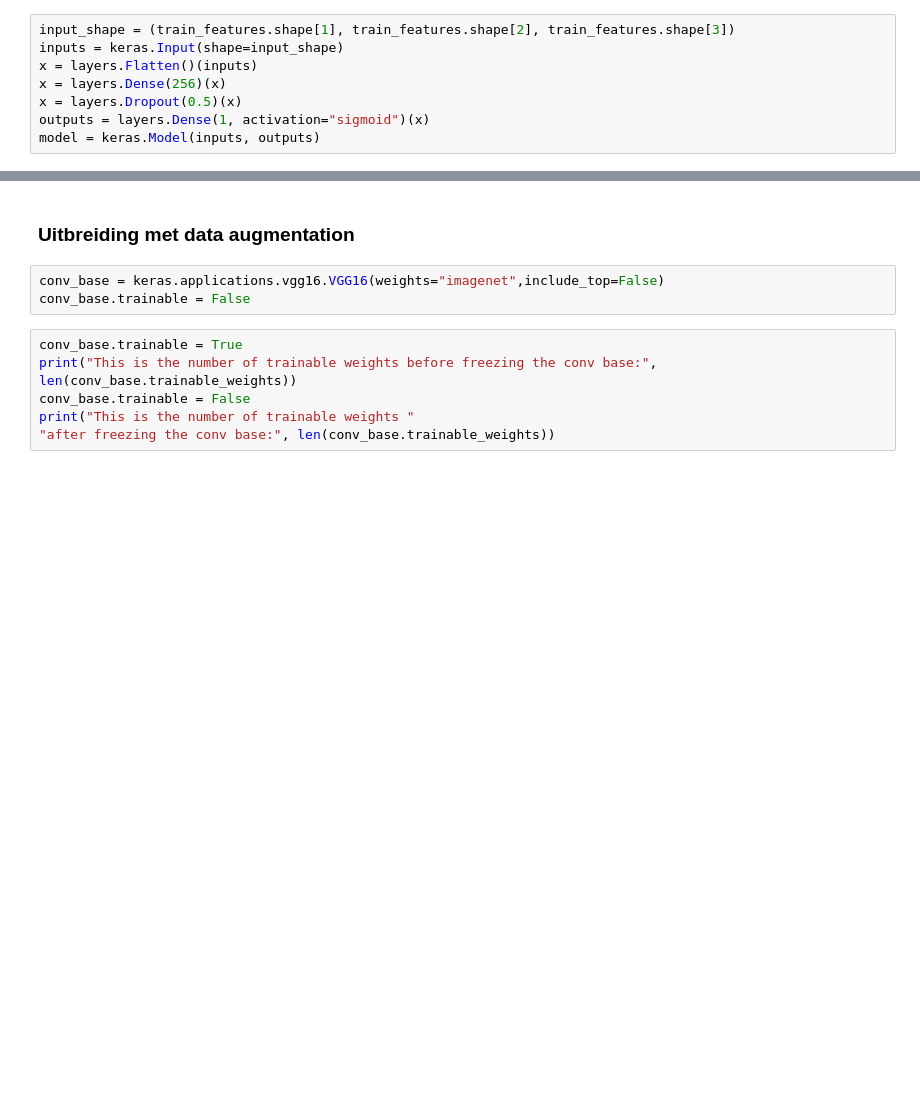
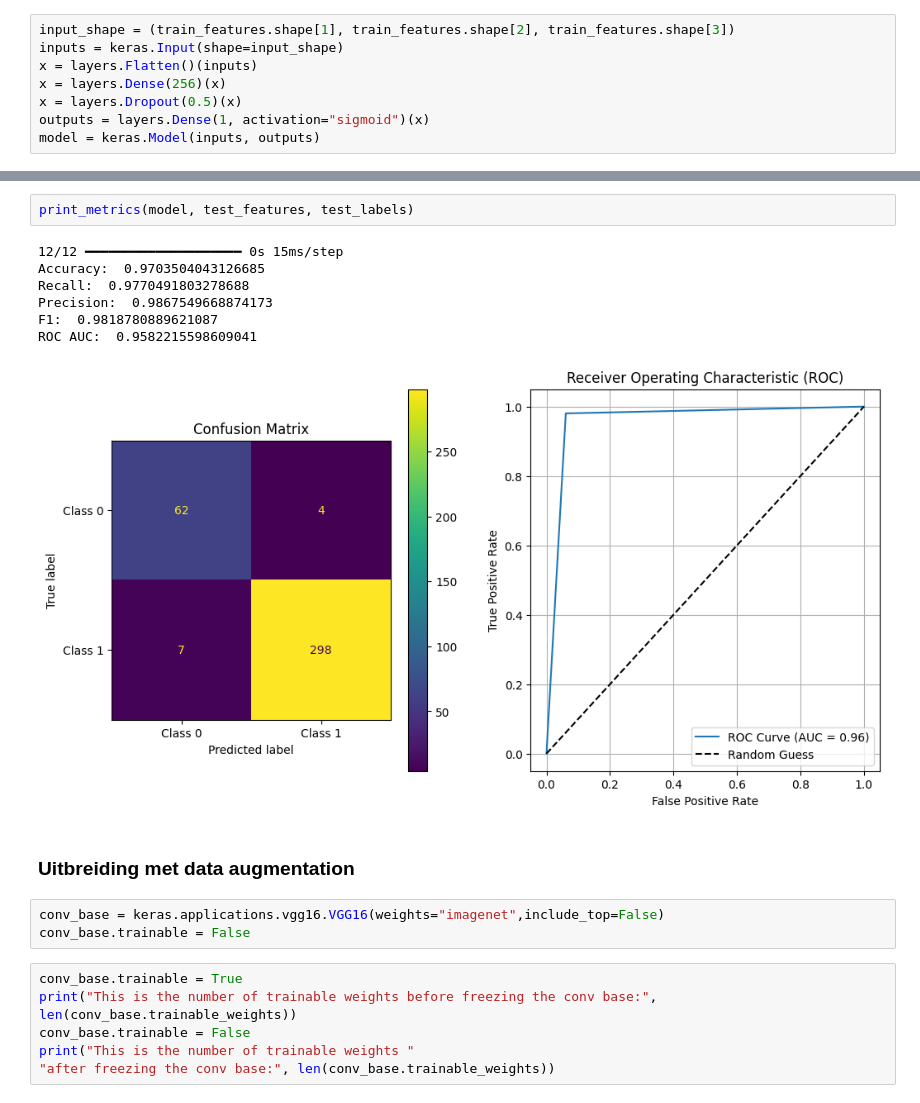
Before and after one commit to Tim-Mortier/Schilderijen-Classificatie, a Jupyter notebook: 6_Model_Training.ipynb, the cells around one changed output, grey strips where cells are left out. Drawn from its saved outputs; the diff is of its cells as text; blank space fills up the shorter version.

```diff
--- a/6_Model_Training.ipynb
+++ b/6_Model_Training.ipynb
@@ -355,3 +406,13 @@ print_metrics(model, test_features, test_labels)
+# %%
+print_metrics(model, test_features, test_labels)
+# %% [output]
+12/12 ━━━━━━━━━━━━━━━━━━━━ 0s 15ms/step
+Accuracy:  0.9703504043126685
+Recall:  0.9770491803278688
+Precision:  0.9867549668874173
+F1:  0.9818780889621087
+ROC AUC:  0.9582215598609041
+[figure, added]
 # %% [markdown]
 ### Uitbreiding met data augmentation
 # %%
```
Also changed, not shown: parts of 39 cells of this notebook.
